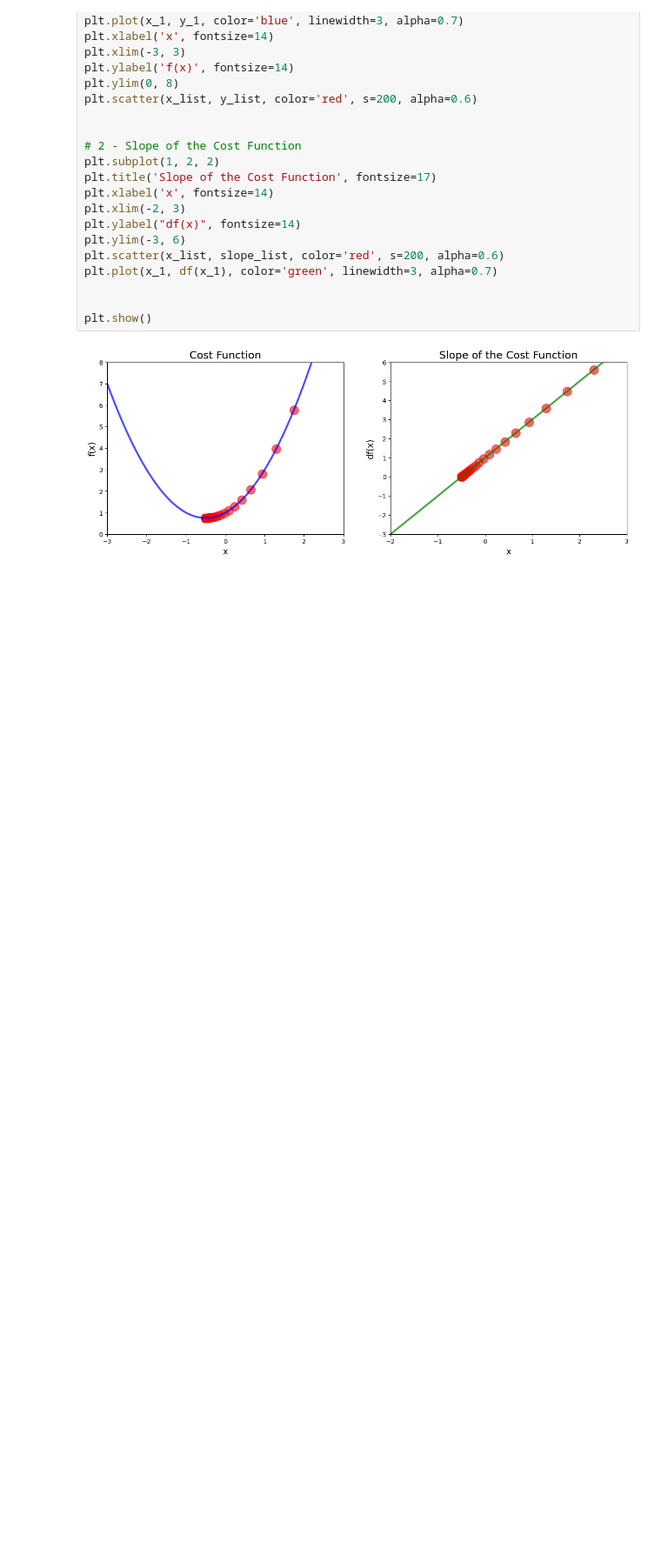
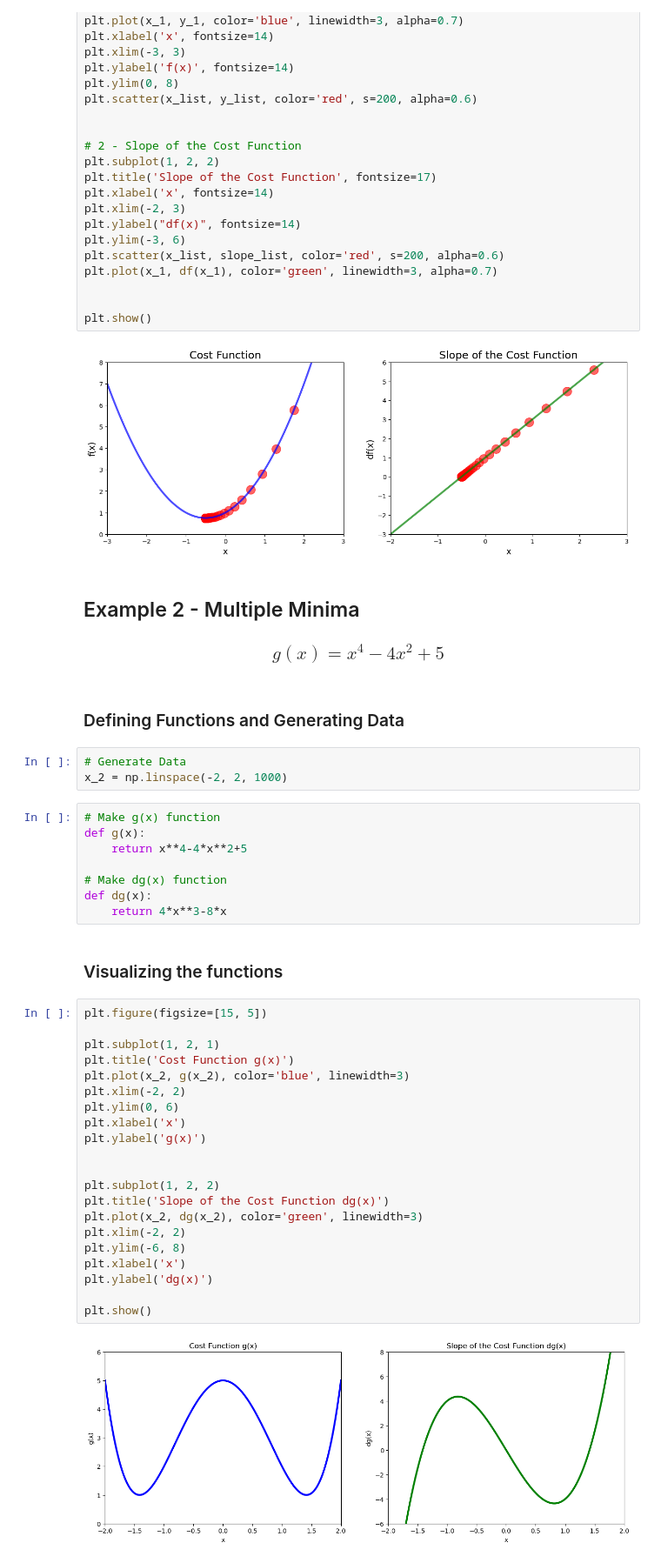
Before and after one commit to glparevalo/data-science, a Jupyter notebook: notebooks/2 - Optimization and Gradient Descent Algorithm.ipynb, the cells around one changed output. Shown: that part at 87% size. Cells and saved outputs as stored; diff of their text form; blank space fills up the shorter version.

Commit message:
updated gradient descent example 2

```diff
--- a/notebooks/2 - Optimization and Gradient Descent Algorithm.ipynb
+++ b/notebooks/2 - Optimization and Gradient Descent Algorithm.ipynb
@@ -172,3 +172,45 @@ plt.plot(x_1, df(x_1), color='green', linewidth=3, alpha=0.7)
 plt.show()
 # %% [output]
 [figure]
+# %% [markdown]
+## Example 2 - Multiple Minima
+
+### $$ g(x) = x^4 - 4x^2 + 5 $$
+# %% [markdown]
+### Defining Functions and Generating Data
+# %%
+# Generate Data
+x_2 = np.linspace(-2, 2, 1000)
+# %%
+# Make g(x) function
+def g(x):
+    return x**4-4*x**2+5
+
+# Make dg(x) function
+def dg(x):
+    return 4*x**3-8*x
+# %% [markdown]
+### Visualizing the functions
+# %%
+plt.figure(figsize=[15, 5])
+
+plt.subplot(1, 2, 1)
+plt.title('Cost Function g(x)')
+plt.plot(x_2, g(x_2), color='blue', linewidth=3)
+plt.xlim(-2, 2)
+plt.ylim(0, 6)
+plt.xlabel('x')
+plt.ylabel('g(x)')
+
+
+plt.subplot(1, 2, 2)
+plt.title('Slope of the Cost Function dg(x)')
+plt.plot(x_2, dg(x_2), color='green', linewidth=3)
+plt.xlim(-2, 2)
+plt.ylim(-6, 8)
+plt.xlabel('x')
+plt.ylabel('dg(x)')
+
+plt.show()
+# %% [output]
+[figure, added]
```
Also changed, not shown: parts of 6 cells of this notebook.
